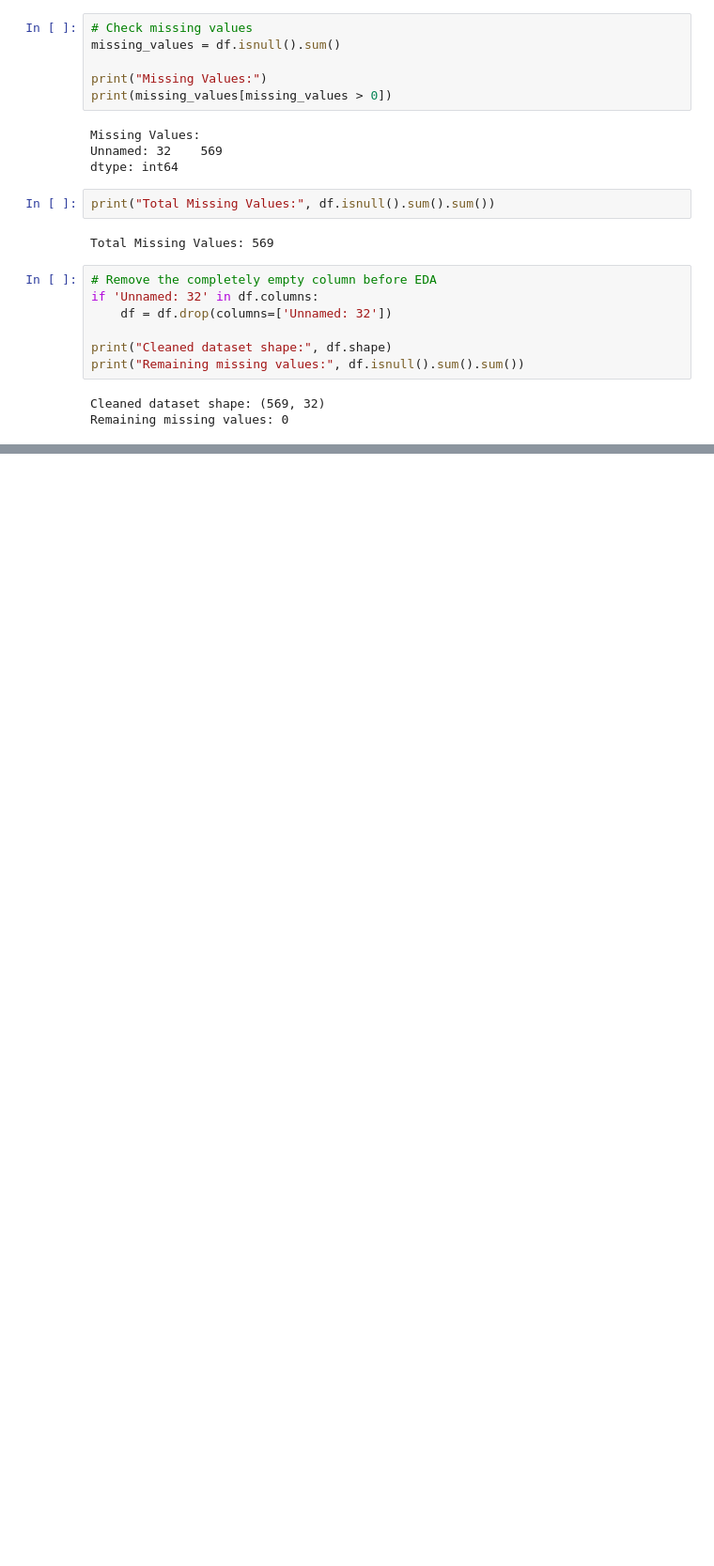
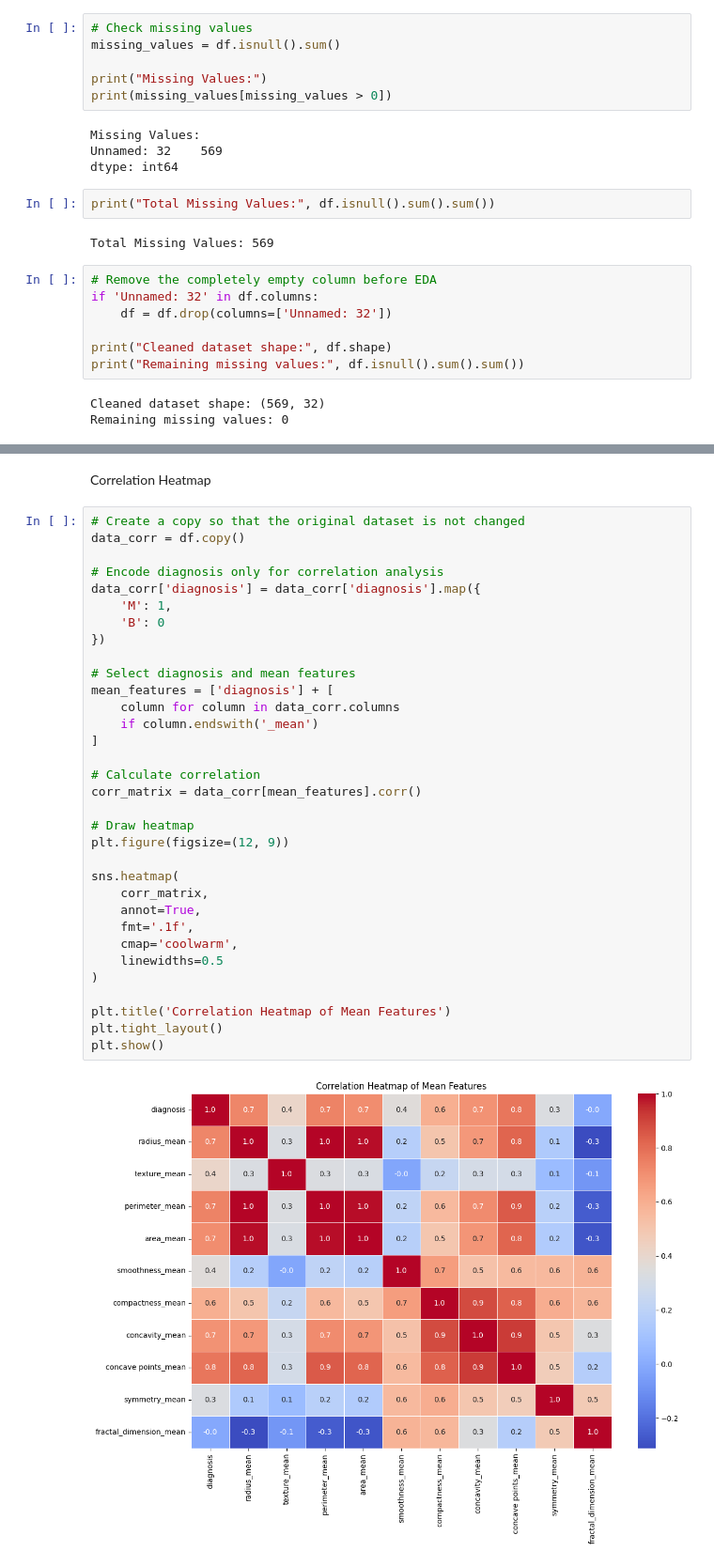
Before and after one commit to nimasha20020207/DL_Assignment_Y4S1, a Jupyter notebook: IT23153486.ipynb, the cells around one changed output, grey strips where cells are left out. Shown at 94% size. Cells and saved outputs as stored; diff of their text form; blank space fills up the shorter version.

```diff
--- a/IT23153486.ipynb
+++ b/IT23153486.ipynb
@@ -187,0 +207,37 @@ Remaining missing values: 0
+# %% [markdown]
+Correlation Heatmap
+# %%
+# Create a copy so that the original dataset is not changed
+data_corr = df.copy()
+
+# Encode diagnosis only for correlation analysis
+data_corr['diagnosis'] = data_corr['diagnosis'].map({
+    'M': 1,
+    'B': 0
+})
+
+# Select diagnosis and mean features
+mean_features = ['diagnosis'] + [
+    column for column in data_corr.columns
+    if column.endswith('_mean')
+]
+
+# Calculate correlation
+corr_matrix = data_corr[mean_features].corr()
+
+# Draw heatmap
+plt.figure(figsize=(12, 9))
+
+sns.heatmap(
+    corr_matrix,
+    annot=True,
+    fmt='.1f',
+    cmap='coolwarm',
+    linewidths=0.5
+)
+
+plt.title('Correlation Heatmap of Mean Features')
+plt.tight_layout()
+plt.show()
+# %% [output]
+[figure, added]
```
Also changed, not shown: parts of 8 cells of this notebook.
